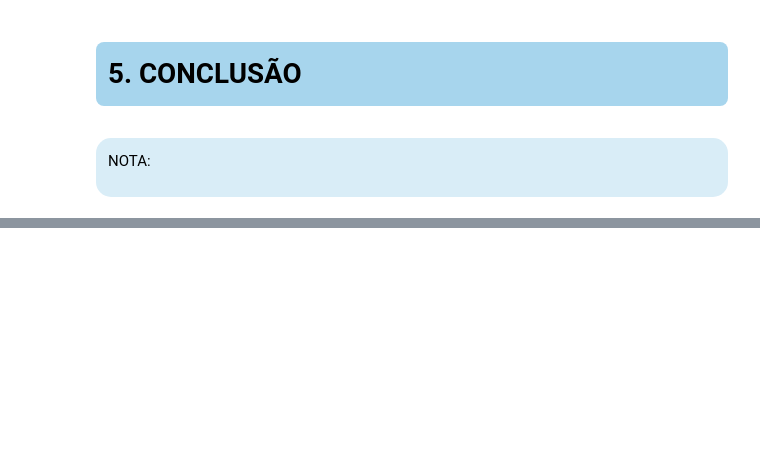
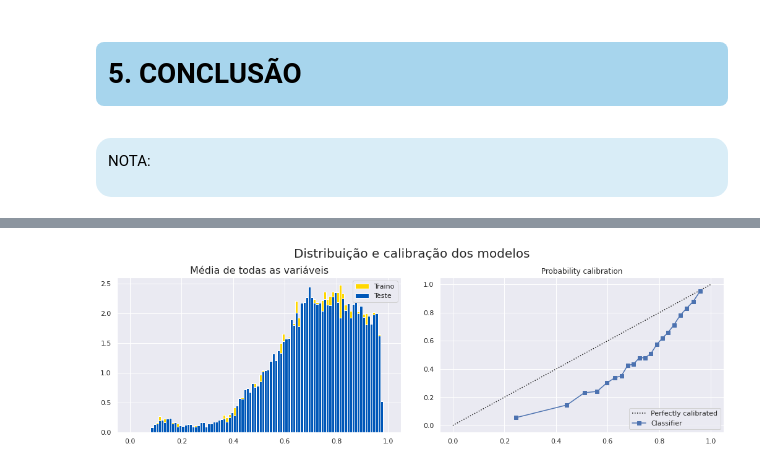
Before and after one commit to rogeriodelfim/Competicoes, a Jupyter notebook: Kaggle/Tabular Playground Series/2022/10 - Novembro/01. EDA.ipynb, the cells around one changed output, grey strips where cells are left out. Saved outputs shown, nothing was run; the diff lists cells and outputs as text; code cells hidden in the pictures; blank space fills up the shorter version.

```diff
--- a/Kaggle/Tabular Playground Series/2022/10 - Novembro/01. EDA.ipynb
+++ b/Kaggle/Tabular Playground Series/2022/10 - Novembro/01. EDA.ipynb
@@ -1743,3 +1968,26 @@ df_pred_ts = jb.load(path+path_data+'pkl/df_pred_ts.pkl.z')
 # https://www.datacamp.com/tutorial/understanding-logistic-regression-python
 # https://www.kaggle.com/code/rigeltal/tps-10-simple-stacking-xgb-lgbm-catb/notebook
 # https://medium.com/turing-talks/turing-talks-24-modelos-de-predi%C3%A7%C3%A3o-ensemble-learning-aa02ce01afda
+# %%
+#df2_train.mean(axis=1).hist();
+
+
+ig, axs = plt.subplots(1, 2, figsize=(15, 5))
+
+_tr = (df2_train.mean(axis=1)  )
+_ts = df2_test.mean(axis=1)
+
+axs[0].hist(_tr, range=(0, 1), bins=100, density=True, color='#ffd700', label='Traino')
+axs[0].hist(_ts, range=(0, 1), bins=100, density=True, color='#0057b8', label='Teste')
+axs[0].set_title('Média de todas as variáveis', fontsize=16)
+axs[0].legend()
+
+CalibrationDisplay.from_predictions(y, _tr, ax=axs[1], n_bins=20, strategy='quantile', color='b')
+axs[1].set_title('Probability calibration')
+axs[1].set_xlabel('')
+axs[1].set_ylabel('')
+
+plt.suptitle('Distribuição e calibração dos modelos', fontsize=20)
+plt.tight_layout(pad=3.0);
+# %% [output]
+[figure, added]
```
Also changed, not shown: parts of 54 cells of this notebook, 3 other files.
